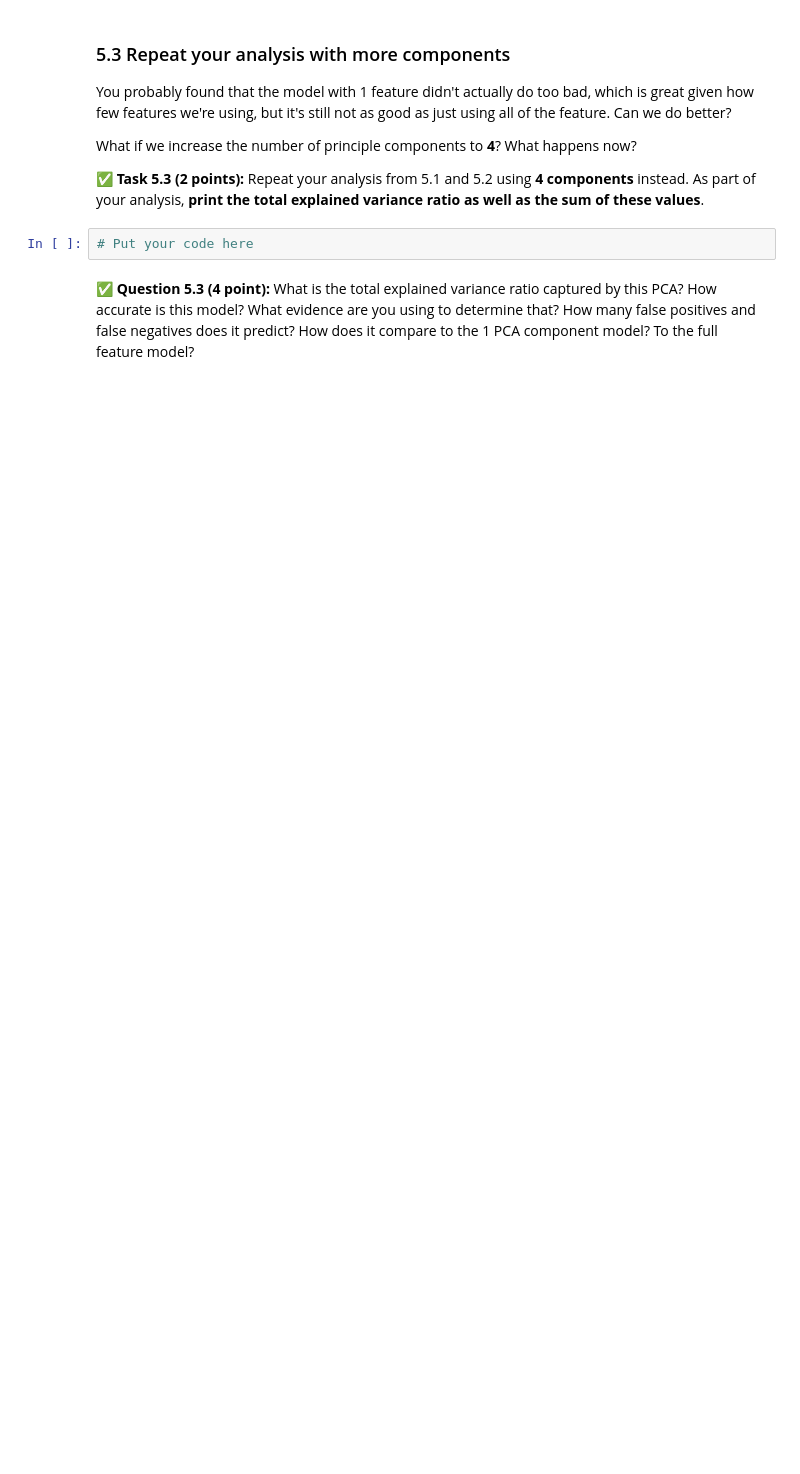
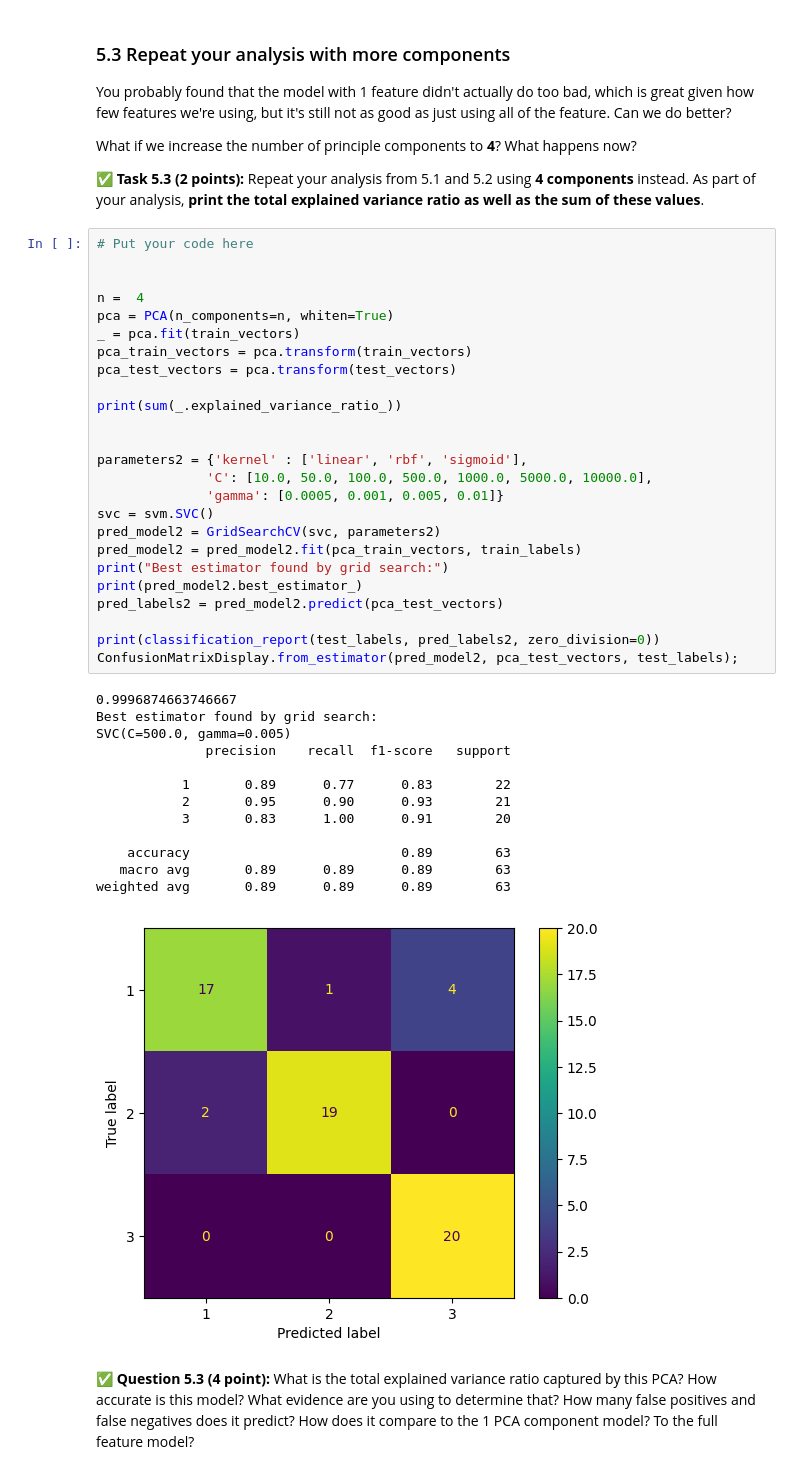
Before and after one commit to astrong100/CMSE202-f24-turnin, a Jupyter notebook: hw-04/HW-04_PerceptronSVMandPCA-STUDENT.ipynb, the cells around one changed output. Drawn from its saved outputs; the diff is of its cells as text; blank space fills up the shorter version.

```diff
--- a/hw-04/HW-04_PerceptronSVMandPCA-STUDENT.ipynb
+++ b/hw-04/HW-04_PerceptronSVMandPCA-STUDENT.ipynb
@@ -336,7 +371,44 @@ You probably found that the model with 1 feature didn't actually do too bad, whi
 What if we increase the number of principle components to **4**? What happens now?
 
 **&#9989; Task 5.3 (2 points):** Repeat your analysis from 5.1 and 5.2 using **4 components** instead. As part of your analysis, **print the total explained variance ratio as well as the sum of these values**.
-# %%
-# Put your code here
+# %%
+# Put your code here
+
+
+n =  4
+pca = PCA(n_components=n, whiten=True)
+_ = pca.fit(train_vectors)
+pca_train_vectors = pca.transform(train_vectors)
+pca_test_vectors = pca.transform(test_vectors)
+
+print(sum(_.explained_variance_ratio_))
+
+
+parameters2 = {'kernel' : ['linear', 'rbf', 'sigmoid'],
+              'C': [10.0, 50.0, 100.0, 500.0, 1000.0, 5000.0, 10000.0],
+              'gamma': [0.0005, 0.001, 0.005, 0.01]}
+svc = svm.SVC()
+pred_model2 = GridSearchCV(svc, parameters2)
+pred_model2 = pred_model2.fit(pca_train_vectors, train_labels)
+print("Best estimator found by grid search:")
+print(pred_model2.best_estimator_)
+pred_labels2 = pred_model2.predict(pca_test_vectors)
+
+print(classification_report(test_labels, pred_labels2, zero_division=0))
+ConfusionMatrixDisplay.from_estimator(pred_model2, pca_test_vectors, test_labels);
+# %% [output]
+0.9996874663746667
+Best estimator found by grid search:
+SVC(C=500.0, gamma=0.005)
+              precision    recall  f1-score   support
+
+           1       0.89      0.77      0.83        22
+           2       0.95      0.90      0.93        21
+           3       0.83      1.00      0.91        20
+
+    accuracy                           0.89        63
+   macro avg       0.89      0.89      0.89        63
+weighted avg       0.89      0.89      0.89        63
+[figure, added]
 # %% [markdown]
 &#9989; **Question 5.3 (4 point):** What is the total explained variance ratio captured by this PCA? How accurate is this model? What evidence are you using to determine that? How many false positives and false negatives does it predict? How does it compare to the 1 PCA component model? To the full feature model?
```
Also changed, not shown: parts of 12 cells of this notebook, 1 other file.
